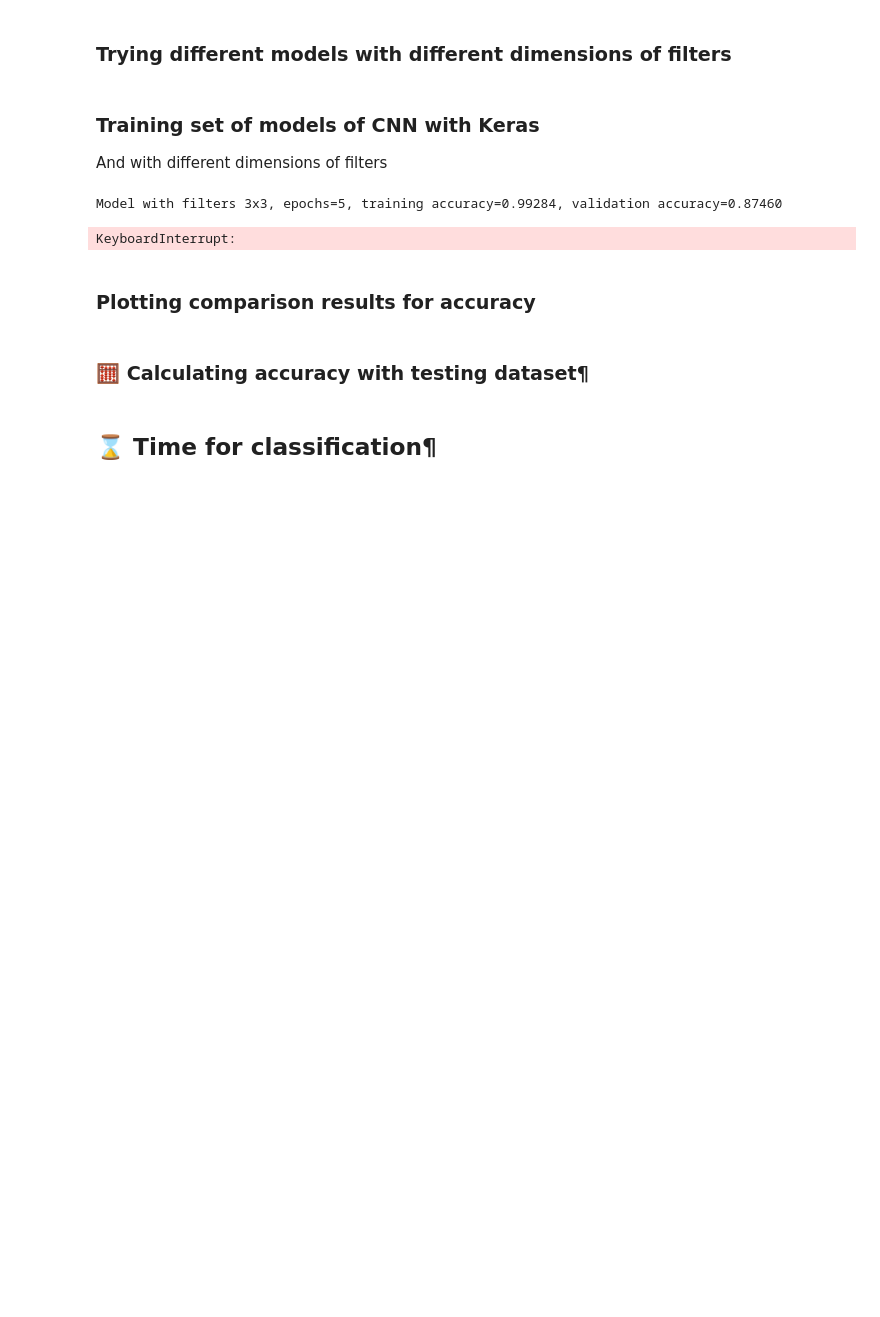
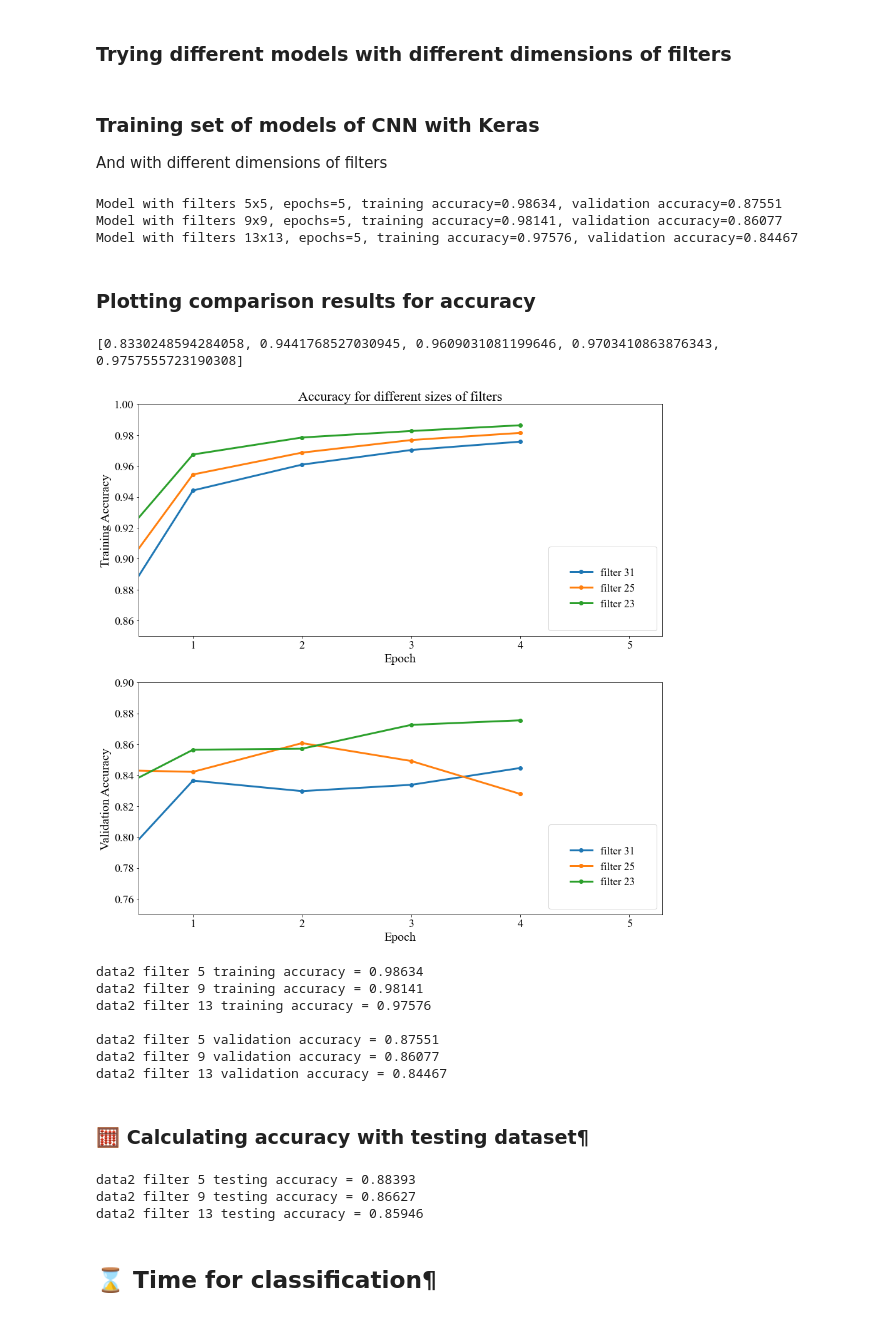
Before and after one commit to gaspia/DLNN-TrafficSign, a Jupyter notebook: TS_CNN_01.ipynb, the cells around one changed output. Cells and saved outputs as stored; diff of their text form; code cells hidden in the pictures; blank space fills up the shorter version.

```diff
--- a/TS_CNN_01.ipynb
+++ b/TS_CNN_01.ipynb
@@ -228,7 +228,7 @@ plt.close()
 # %% [markdown]
 ### Trying different models with different dimensions of filters
 # %%
-filters = [3, 5, 9, 13, 15, 19, 23, 25, 31]
+filters = [5, 9, 13]
 model = [0] * len(filters)
 
 for i in range(len(model)):
@@ -258,10 +258,15 @@ for i in range(len(h)):
     print('Model with filters {0:d}x{0:d}, epochs={1:d}, training accuracy={2:.5f}, validation accuracy={3:.5f}'.\
       format(filters[i], epochs, max(h[i].history['accuracy']), max(h[i].history['val_accuracy'])))
 # %% [output]
-Model with filters 3x3, epochs=5, training accuracy=0.99284, validation accuracy=0.87460
+Model with filters 5x5, epochs=5, training accuracy=0.98634, validation accuracy=0.87551
+Model with filters 9x9, epochs=5, training accuracy=0.98141, validation accuracy=0.86077
+Model with filters 13x13, epochs=5, training accuracy=0.97576, validation accuracy=0.84467
-KeyboardInterrupt:
 # %% [markdown]
 ### Plotting comparison results for accuracy
+# %%
+print (h[2].history['accuracy'])
+# %% [output]
+[0.8330248594284058, 0.9441768527030945, 0.9609031081199646, 0.9703410863876343, 0.9757555723190308]
 # %%
 %matplotlib inline
 plt.rcParams['figure.figsize'] = (15.0, 15.0) # Setting default size of plots
@@ -271,15 +276,9 @@ plt.rcParams['font.family'] = 'Times New Roman'
 # Plotting history of training accuracy
 fig = plt.figure()
 plt.subplot(2, 1, 1)
-plt.plot(h[8].history['acc'], '-o', linewidth=3.0)
-plt.plot(h[7].history['acc'], '-s', linewidth=3.0)
-plt.plot(h[6].history['acc'], '-D', linewidth=3.0)
-plt.plot(h[5].history['acc'], '-D', linewidth=3.0)
-plt.plot(h[4].history['acc'], '-o', linewidth=3.0)
-plt.plot(h[3].history['acc'], '-o', linewidth=3.0)
-plt.plot(h[2].history['acc'], '-o', linewidth=3.0)
-plt.plot(h[1].history['acc'], '-o', linewidth=3.0)
-plt.plot(h[0].history['acc'], '-o', linewidth=3.0)
+plt.plot(h[2].history['accuracy'], '-o', linewidth=3.0)
+plt.plot(h[1].history['accuracy'], '-o', linewidth=3.0)
+plt.plot(h[0].history['accuracy'], '-o', linewidth=3.0)
 plt.legend(['filter 31', 'filter 25', 'filter 23', 'filter 19', 'filter 15', 'filter 13', 'filter 9', 'filter 5', 'filter 3'], loc='lower right', fontsize='xx-large', borderpad=2)
 plt.xlabel('Epoch', fontsize=20, fontname='Times New Roman')
 plt.ylabel('Training Accuracy', fontsize=20, fontname='Times New Roman')
@@ -288,44 +287,47 @@ plt.ylim(0.85, 1.0)
 plt.xlim(0.5, 5.3)
 plt.title('Accuracy for different sizes of filters', fontsize=22)
 plt.tick_params(labelsize=18)
 
 plt.subplot(2, 1, 2)
 # plt.gca().set_title('Validation accuracy')
-plt.plot(h[8].history['val_acc'], '-o', linewidth=3.0)
-plt.plot(h[7].history['val_acc'], '-s', linewidth=3.0)
-plt.plot(h[6].history['val_acc'], '-D', linewidth=3.0)
-plt.plot(h[5].history['val_acc'], '-D', linewidth=3.0)
-plt.plot(h[4].history['val_acc'], '-o', linewidth=3.0)
-plt.plot(h[3].history['val_acc'], '-o', linewidth=3.0)
-plt.plot(h[2].history['val_acc'], '-o', linewidth=3.0)
-plt.plot(h[1].history['val_acc'], '-o', linewidth=3.0)
-plt.plot(h[0].history['val_acc'], '-o', linewidth=3.0)
+plt.plot(h[2].history['val_accuracy'], '-o', linewidth=3.0)
+plt.plot(h[1].history['val_accuracy'], '-o', linewidth=3.0)
+plt.plot(h[0].history['val_accuracy'], '-o', linewidth=3.0)
 plt.legend(['filter 31', 'filter 25', 'filter 23', 'filter 19', 'filter 15', 'filter 13', 'filter 9', 'filter 5', 'filter 3'], loc='lower right', fontsize='xx-large', borderpad=2)
 plt.xlabel('Epoch', fontsize=20, fontname='Times New Roman')
 plt.ylabel('Validation Accuracy', fontsize=20, fontname='Times New Roman')
 plt.yscale('linear')  # {"linear", "log", "symlog", "logit", ...}
 plt.ylim(0.75, 0.9)
 plt.xlim(0.5, 5.3)
 plt.tick_params(labelsize=18)
 
 # Showing the plot
 plt.show()
 
 # Saving the plot
 fig.savefig('models_accuracy.png')
 plt.close()
 
 
 # Showing values of accuracy for different filters
 for i in range(len(h)):
     print('data2 filter {0:d} training accuracy = {1:.5f}'.\
-          format(filters[i], np.max(h[i].history['acc'])))
+          format(filters[i], np.max(h[i].history['accuracy'])))
 
 print()
 
 for i in range(len(h)):
     print('data2 filter {0:d} validation accuracy = {1:.5f}'.\
-          format(filters[i], np.max(h[i].history['val_acc'])))
+          format(filters[i], np.max(h[i].history['val_accuracy'])))
+# %% [output]
+[figure, added]
+data2 filter 5 training accuracy = 0.98634
+data2 filter 9 training accuracy = 0.98141
+data2 filter 13 training accuracy = 0.97576
+
+data2 filter 5 validation accuracy = 0.87551
+data2 filter 9 validation accuracy = 0.86077
+data2 filter 13 validation accuracy = 0.84467
 # %% [markdown]
 
 ### 🧮 Calculating accuracy with testing dataset¶
@@ -342,6 +344,10 @@ for i in range(len(model)):
     temp = np.mean(temp == data['y_test'])
 
     print('data2 filter {0:d} testing accuracy = {1:.5f}'.format(filters[i], temp))
+# %% [output]
+data2 filter 5 testing accuracy = 0.88393
+data2 filter 9 testing accuracy = 0.86627
+data2 filter 13 testing accuracy = 0.85946
 # %% [markdown]
 ## ⌛ Time for classification¶
 # %%
```
Also changed, not shown: parts of 7 cells of this notebook, 5 other files.
